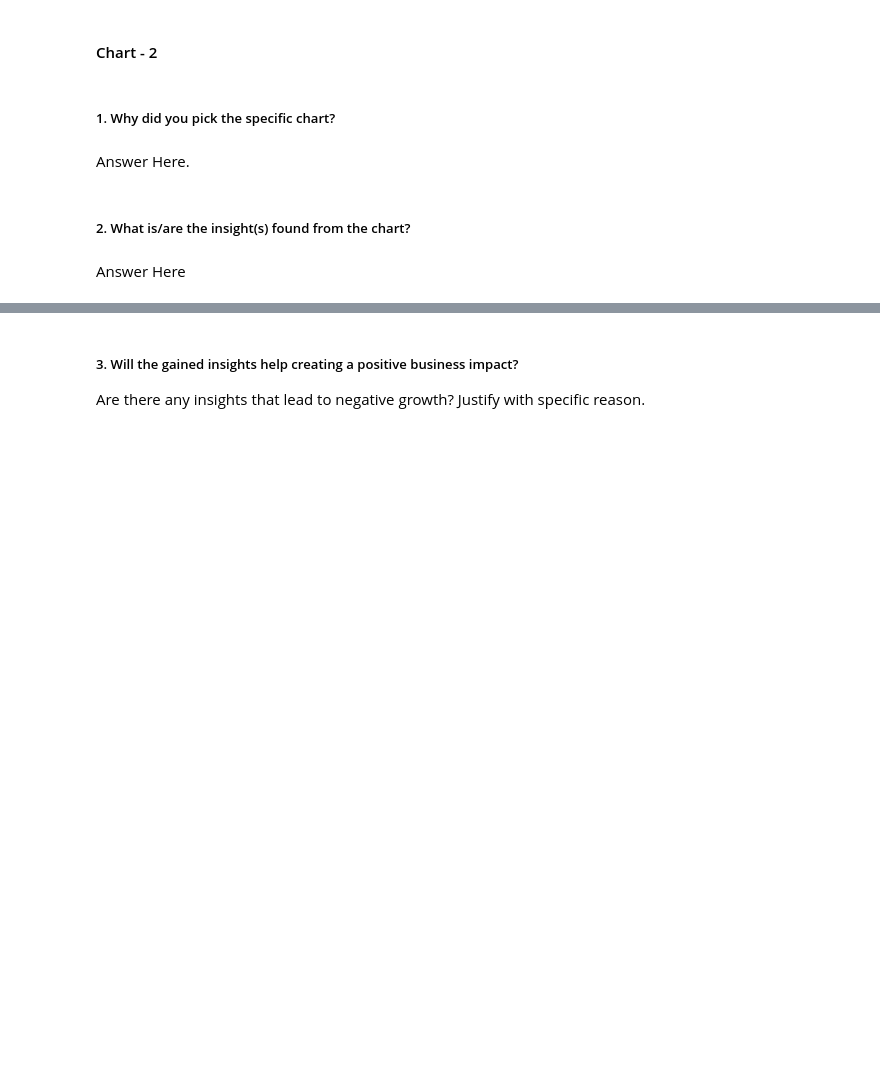
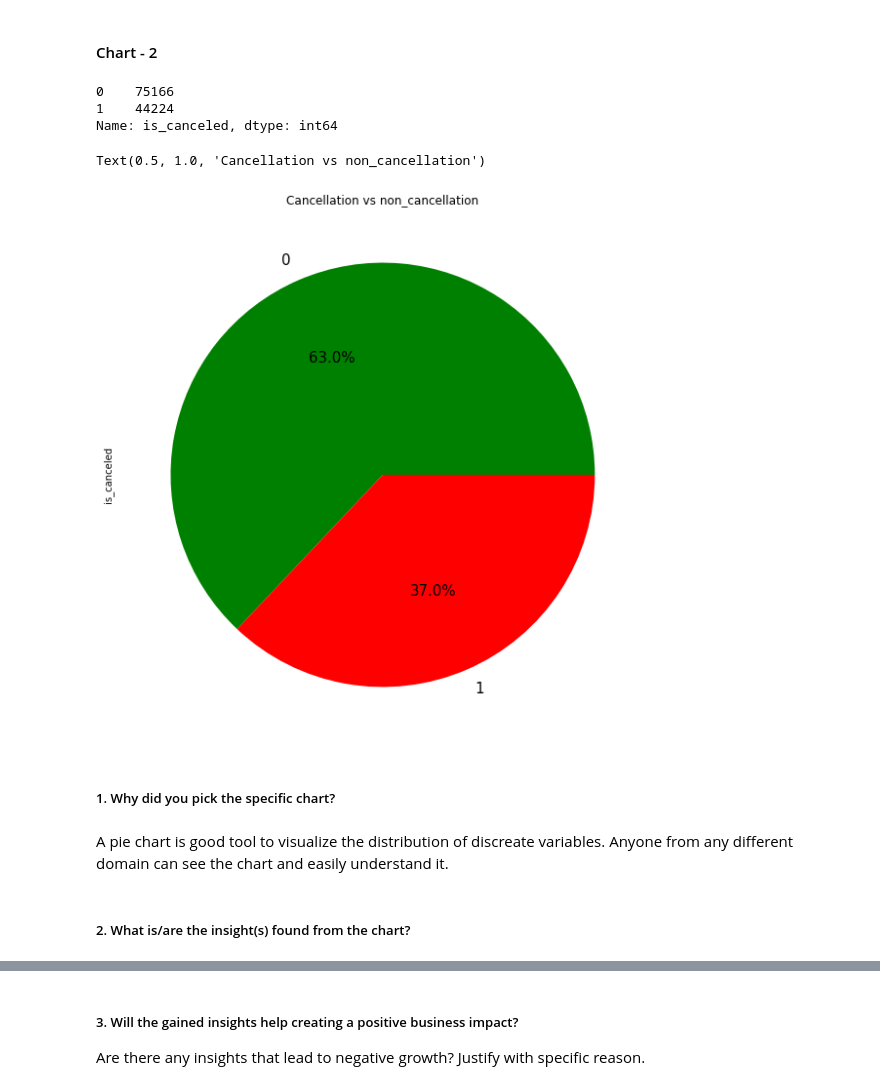
Before and after one commit to akashsinghsharma/almabetter-pythonEDA-project, a Jupyter notebook: EDA_Submission.ipynb, the cells around one changed output, grey strips where cells are left out. Drawn from its saved outputs; the diff is of its cells as text; code cells hidden in the pictures; blank space fills up the shorter version.

```diff
--- a/EDA_Submission.ipynb
+++ b/EDA_Submission.ipynb
@@ -339,11 +364,21 @@ Answer Here
 #### Chart - 2
 # %%
 # Chart - 2 visualization code
+# %%
+hotel_data['is_canceled'].value_counts() #to check value count of 0 and 1(not cancel and cancel respectively )
+# %% [output]
+0    75166
+1    44224
+Name: is_canceled, dtype: int64
+# %%
+hotel_data['is_canceled'].value_counts().plot.pie(colors = ['green' , 'red'], autopct='%1.1f%%' , figsize = (15,10), fontsize = 15) #plotting a pie plot.
+plt.title('Cancellation vs non_cancellation')
+# %% [output]
+Text(0.5, 1.0, 'Cancellation vs non_cancellation')
+[figure, added]
 # %% [markdown]
 ##### 1. Why did you pick the specific chart?
-# %% [markdown]
-Answer Here.
+# %% [markdown]
+A pie chart is good tool to visualize the distribution of discreate variables. Anyone from any different domain can see the chart and easily understand it.
 # %% [markdown]
 ##### 2. What is/are the insight(s) found from the chart?
-# %% [markdown]
-Answer Here
```
Also changed, not shown: parts of 88 cells of this notebook.
